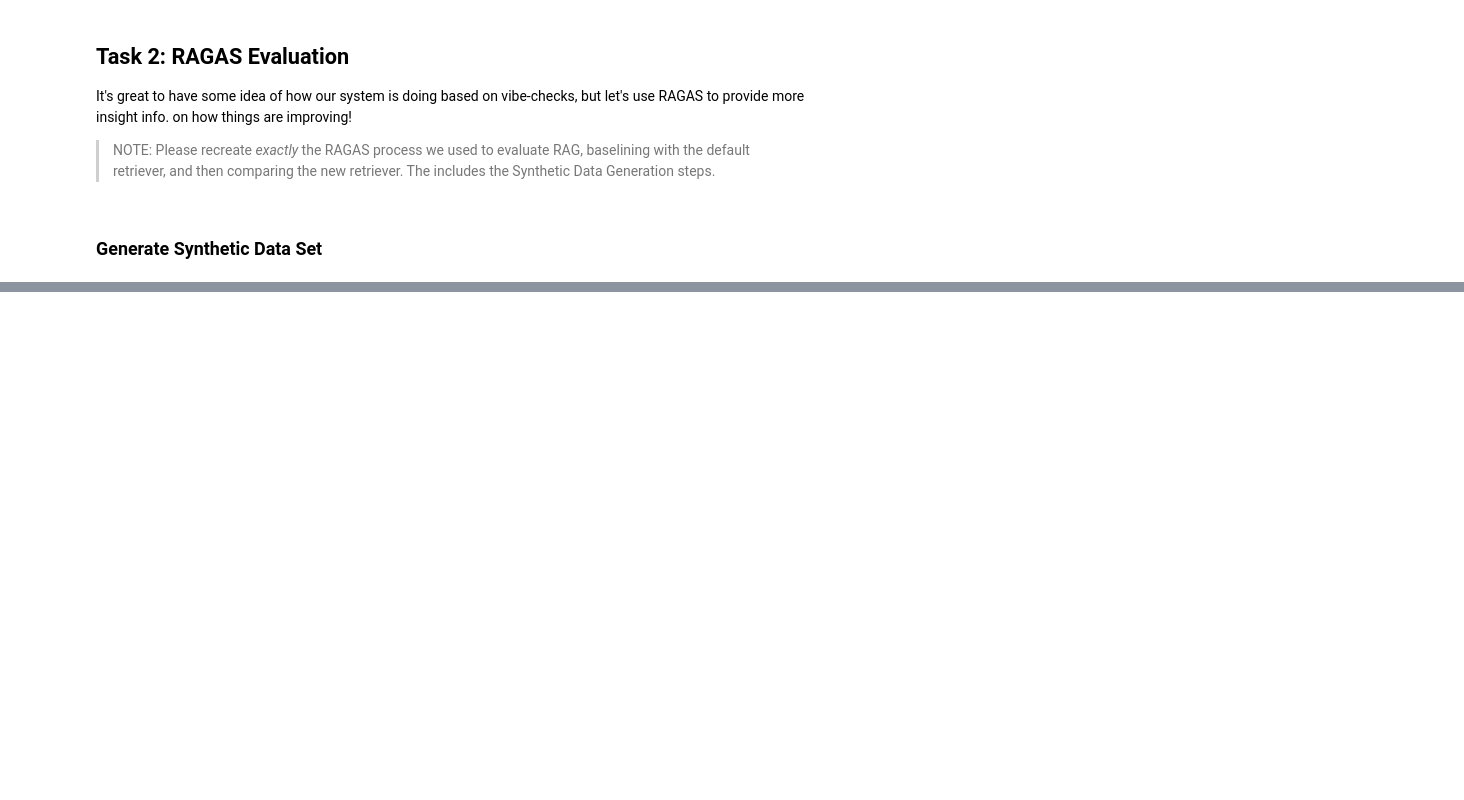
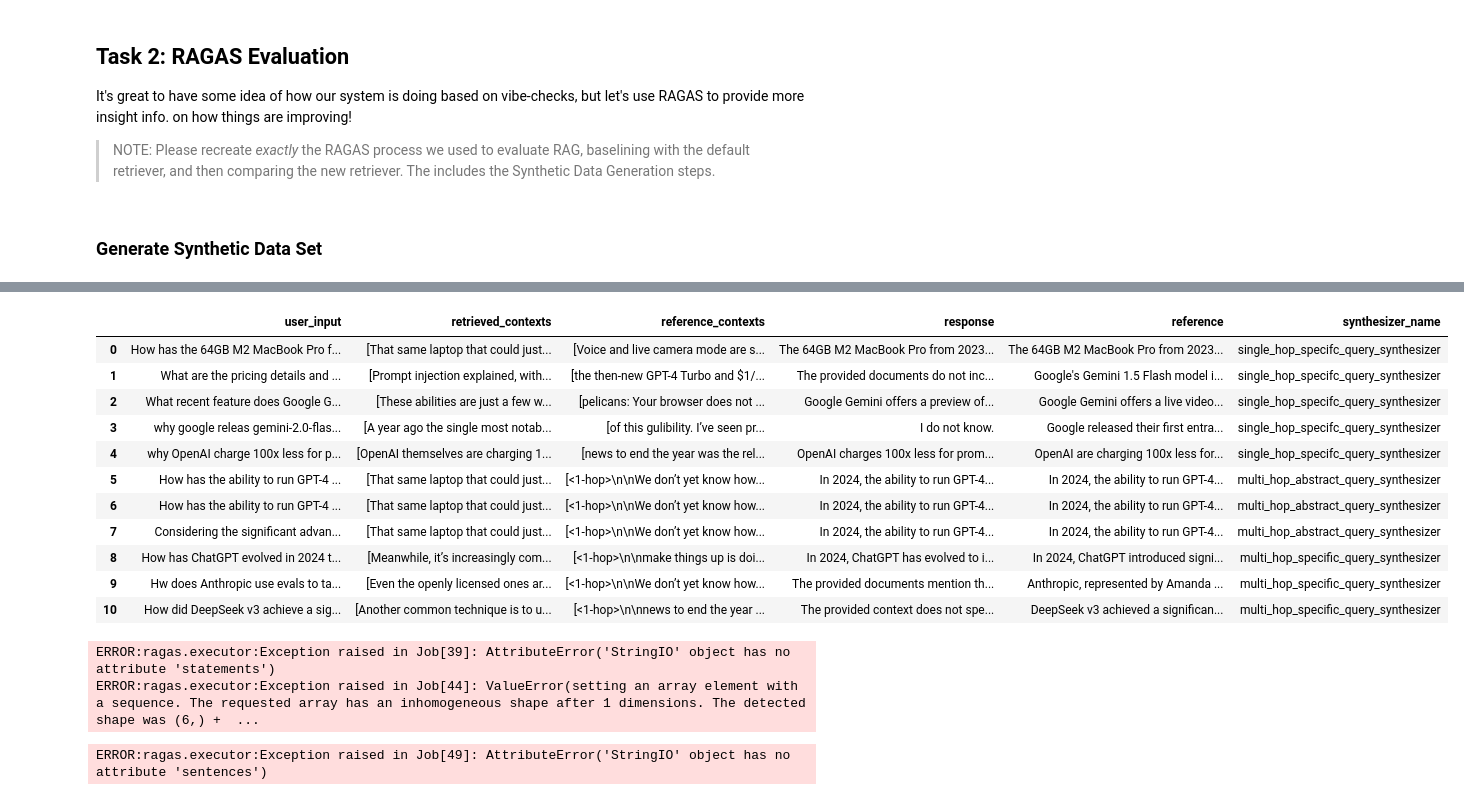
Before and after one commit to mbudisic/AIE6, a Jupyter notebook: 09_Finetuning_Embeddings/Fine_tuning_Embedding_Models_for_RAG_Notebook.ipynb, the cells around one changed output, grey strips where cells are left out. Saved outputs shown, nothing was run; the diff lists cells and outputs as text; code cells hidden in the pictures; blank space fills up the shorter version.

```diff
--- a/09_Finetuning_Embeddings/Fine_tuning_Embedding_Models_for_RAG_Notebook.ipynb
+++ b/09_Finetuning_Embeddings/Fine_tuning_Embedding_Models_for_RAG_Notebook.ipynb
@@ -989,0 +971,20 @@ get_response(test[0], finetune_rag_chain)
+# %%
+from langchain.schema.runnable.base import Runnable
+from ragas.testset import TestsetSample
+from typing import List,Tuple
+
+async def get_response(evaluation:TestsetSample,
+                       model:Runnable) -> Tuple[str, List[str]]:
+
+    result = await model.ainvoke({"question":evaluation.eval_sample.user_input})
+
+    response = result["response"]
+    context = [c.page_content for c in result["context"]]
+
+    return (response, context)
+
+test = [d for d in dataset] # convert from generator to list for demonstration
+print(f"***Query***\n{test[0].eval_sample.user_input}")
+print(f"***Reference***\n{test[0].eval_sample.reference}")
+r = await get_response(test[0], base_rag_chain)
+print(f"***Response***\n{r[0]}")
@@ -989,0 +998,20 @@ get_response(test[0], finetune_rag_chain)
+# %%
+from ragas.testset import Testset
+from copy import deepcopy
+
+async def get_responses(testset:Testset, model:Runnable):
+  """Return a deep-copy of the testset with response and context attached"""
+  return_set = deepcopy(testset)
+
+  L = await asyncio.gather(*[get_response(evaluation, model) for evaluation in return_set])
+
+  for evaluation,(response,context) in zip(return_set,L):
+    evaluation.eval_sample.response = response
+    evaluation.eval_sample.retrieved_contexts = context
+
+  return return_set
+
+
+base_results = await get_responses(dataset, base_rag_chain)
+
+finetune_results = await get_responses(dataset, finetune_rag_chain)
@@ -989,0 +1033,15 @@ get_response(test[0], finetune_rag_chain)
+# %%
+base_results.to_pandas()
+# %% [output]
+|  | user_input | retrieved_contexts | reference_contexts | response | reference | synthesizer_name |
+| 0 | How has the 64GB M2 MacBook Pro f... | [That same laptop that could just... | [Voice and live camera mode are s... | The 64GB M2 MacBook Pro from 2023... | The 64GB M2 MacBook Pro from 2023... | single_hop_specifc_query_synthesizer |
+| 1 | What are the pricing details and ... | [Prompt injection explained, with... | [the then-new GPT-4 Turbo and $1/... | The provided documents do not inc... | Google's Gemini 1.5 Flash model i... | single_hop_specifc_query_synthesizer |
+| 2 | What recent feature does Google G... | [These abilities are just a few w... | [pelicans: Your browser does not ... | Google Gemini offers a preview of... | Google Gemini offers a live video... | single_hop_specifc_query_synthesizer |
+| 3 | why google releas gemini-2.0-flas... | [A year ago the single most notab... | [of this gulibility. I’ve seen pr... | I do not know. | Google released their first entra... | single_hop_specifc_query_synthesizer |
+| 4 | why OpenAI charge 100x less for p... | [OpenAI themselves are charging 1... | [news to end the year was the rel... | OpenAI charges 100x less for prom... | OpenAI are charging 100x less for... | single_hop_specifc_query_synthesizer |
+| 5 | How has the ability to run GPT-4 ... | [That same laptop that could just... | [<1-hop>\n\nWe don’t yet know how... | In 2024, the ability to run GPT-4... | In 2024, the ability to run GPT-4... | multi_hop_abstract_query_synthesizer |
+| 6 | How has the ability to run GPT-4 ... | [That same laptop that could just... | [<1-hop>\n\nWe don’t yet know how... | In 2024, the ability to run GPT-4... | In 2024, the ability to run GPT-4... | multi_hop_abstract_query_synthesizer |
+| 7 | Considering the significant advan... | [That same laptop that could just... | [<1-hop>\n\nWe don’t yet know how... | In 2024, the ability to run GPT-4... | In 2024, the ability to run GPT-4... | multi_hop_abstract_query_synthesizer |
+| 8 | How has ChatGPT evolved in 2024 t... | [Meanwhile, it’s increasingly com... | [<1-hop>\n\nmake things up is doi... | In 2024, ChatGPT has evolved to i... | In 2024, ChatGPT introduced signi... | multi_hop_specific_query_synthesizer |
+| 9 | Hw does Anthropic use evals to ta... | [Even the openly licensed ones ar... | [<1-hop>\n\nWe don’t yet know how... | The provided documents mention th... | Anthropic, represented by Amanda ... | multi_hop_specific_query_synthesizer |
+| 10 | How did DeepSeek v3 achieve a sig... | [Another common technique is to u... | [<1-hop>\n\nnews to end the year ... | The provided context does not spe... | DeepSeek v3 achieved a significan... | multi_hop_specific_query_synthesizer |
@@ -989,0 +1073,21 @@ get_response(test[0], finetune_rag_chain)
+# %%
+base_eval = evaluate(
+    dataset=to_ragas(base_results),
+    metrics=metrics,
+    llm=judge_llm,
+    run_config=custom_run_config
+
+    )
+# %% [output]
+ERROR:ragas.executor:Exception raised in Job[39]: AttributeError('StringIO' object has no attribute 'statements')
+ERROR:ragas.executor:Exception raised in Job[44]: ValueError(setting an array element with a sequence. The requested array has an inhomogeneous shape after 1 dimensions. The detected shape was (6,) +  ...
+# %%
+finetune_eval = evaluate(
+    dataset=to_ragas(finetune_results),
+    metrics=metrics,
+    llm=judge_llm,
+    run_config=custom_run_config
+
+    )
+# %% [output]
+ERROR:ragas.executor:Exception raised in Job[49]: AttributeError('StringIO' object has no attribute 'sentences')
```
Also changed, not shown: parts of 33 cells of this notebook.
